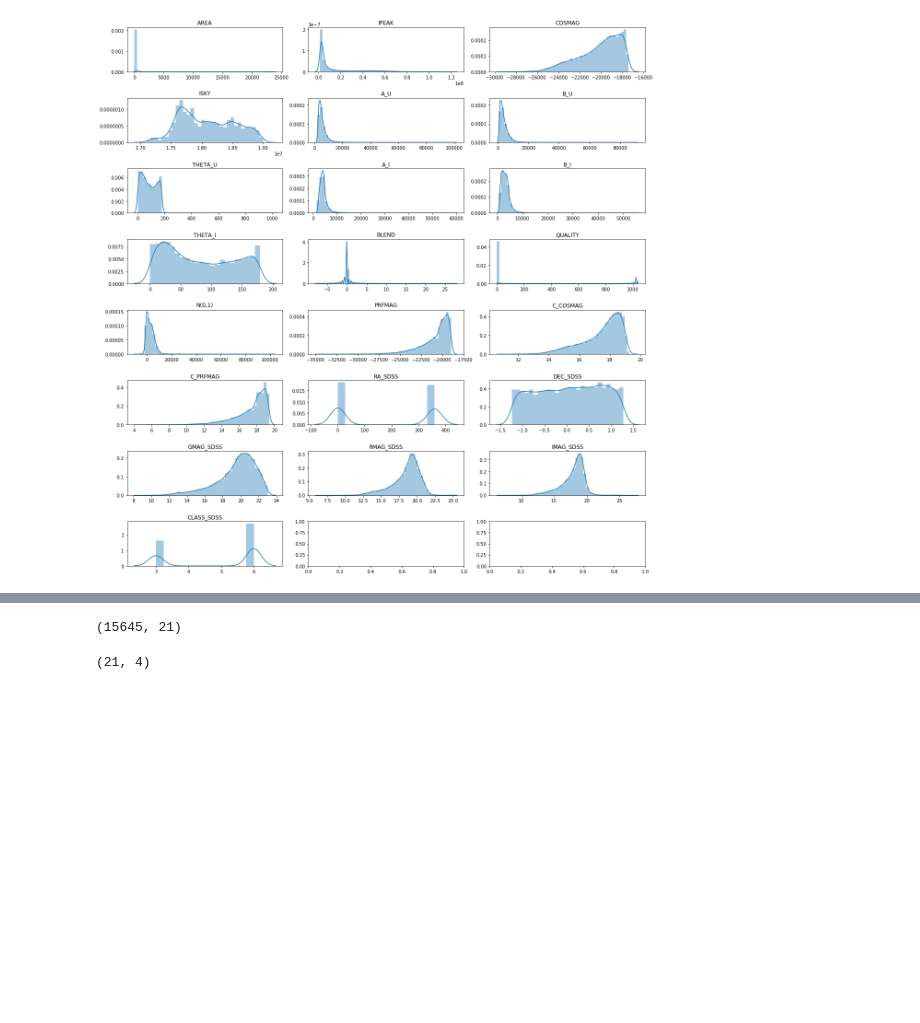
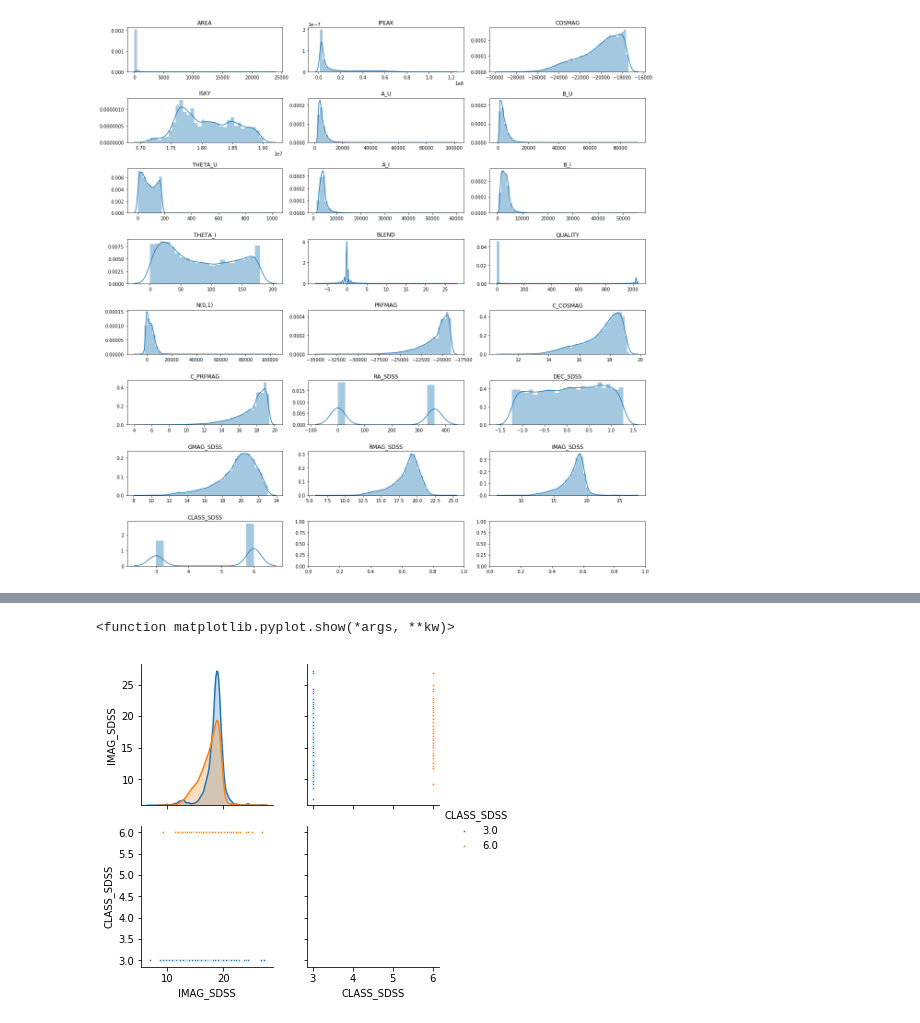
Before and after one commit to imran-marwat/sky-catalogue-classification-project, a Jupyter notebook: notebooks/js_eda.ipynb, the cells around one changed output, grey strips where cells are left out. Drawn from its saved outputs; the diff is of its cells as text; code cells hidden in the pictures; blank space fills up the shorter version.

```diff
--- a/notebooks/js_eda.ipynb
+++ b/notebooks/js_eda.ipynb
@@ -125,3 +129,9 @@ data.columns
+# %%
+sns.pairplot(data, vars=colnames_relevant[20:30], hue='CLASS_SDSS', diag_kind = 'kde', plot_kws={'s' : 6})
+plt.show
+# %% [output]
+<function matplotlib.pyplot.show(*args, **kw)>
+[figure, added]
 # %%
 data_x=data.iloc[:,0:len(data.columns)-1]
 data_y=data['CLASS_SDSS']
@@ -131,12 +140,0 @@ from sklearn.decomposition import PCA
-# %%
-data_x.shape
-# %% [output]
-(15645, 21)
-# %%
-from sklearn.decomposition import PCA
-#don't include classification
-pca_new = PCA(n_components=4).fit(data_x)
-pca_fit=pca_new.fit_transform
-print(pca_new.components_.T.shape)
-# %% [output]
-(21, 4)
```
Also changed, not shown: parts of 22 cells of this notebook, 2 other files.
